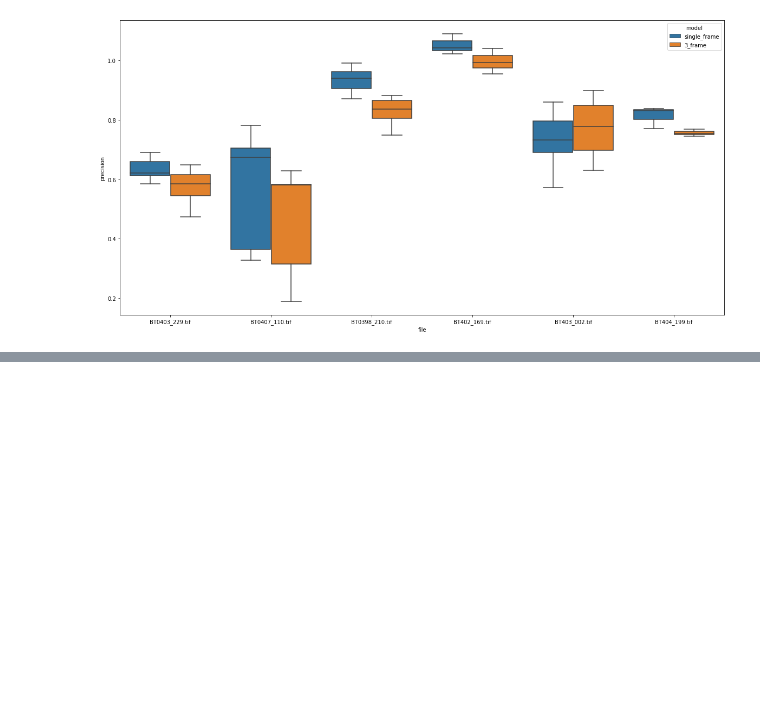
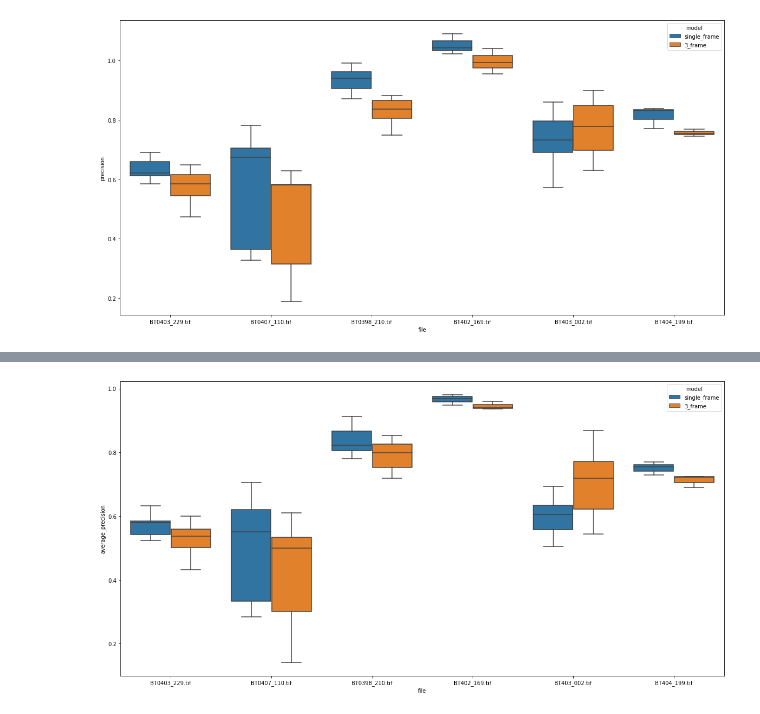
Before and after one commit to Oftatkofta/BactUnet, a Jupyter notebook: single_vs_3frame compare.ipynb, the cells around one changed output, grey strips where cells are left out. Drawn from its saved outputs; the diff is of its cells as text; code cells hidden in the pictures; blank space fills up the shorter version.

```diff
--- a/single_vs_3frame compare.ipynb
+++ b/single_vs_3frame compare.ipynb
@@ -438,0 +445,5 @@ g3 = sns.boxplot(data=tp_df, x='file', y='precision', hue='model')
+# %%
+plt.figure(figsize=(20,10))
+g3 = sns.boxplot(data=tp_df, x='file', y='average_precision', hue='model')
+# %% [output]
+[figure, added]
```
Also changed, not shown: parts of 4 cells of this notebook, 4 other files.
